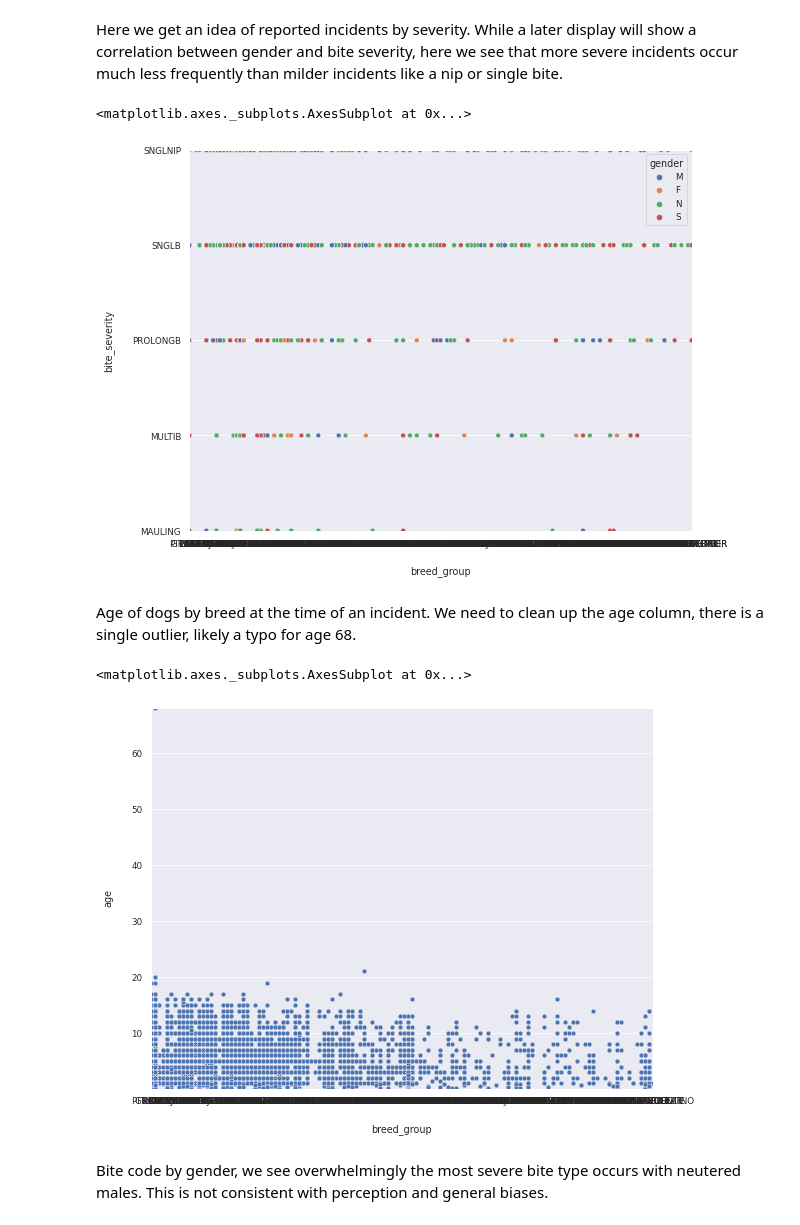
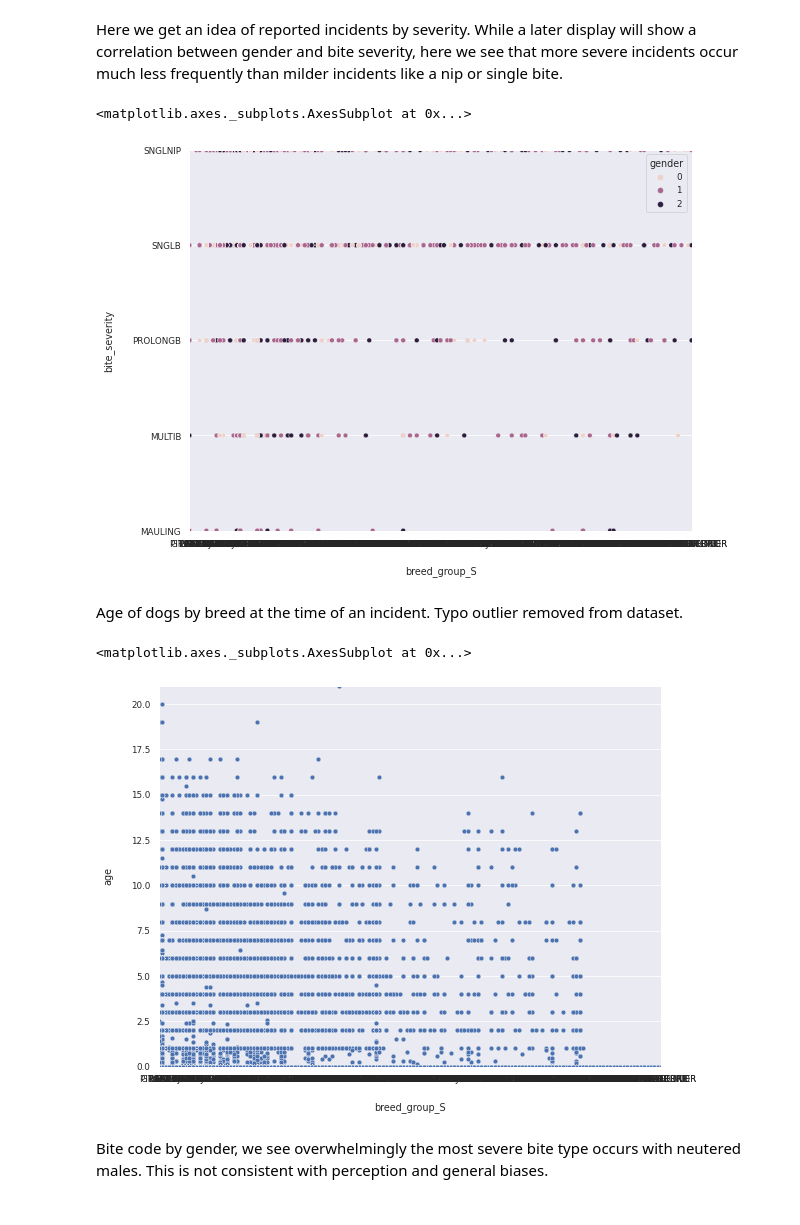
Before and after one commit to abellizzistudent/CST383_Project, a Jupyter notebook: SAV.ipynb, the cells around one changed output. Saved outputs shown, nothing was run; the diff lists cells and outputs as text; code cells hidden in the pictures.

```diff
--- a/SAV.ipynb
+++ b/SAV.ipynb
@@ -96,0 +224,16 @@ Drive already mounted at /content/drive; to attempt to forcibly remount, call dr
+# %%
+# NUMERICALLY CODE gender:
+# creating a dict file
+
+gender = {'M': 1, 'N': 1, 'F': 2, 'S': 2, np.nan: 0}
+
+# traversing through dataframe breed column and writing values where key matches
+df_md["gender"] = df_md["gender"].map(gender)
+# %%
+# NUMERICALLY CODE dataset:
+# creating a dict file
+
+datasetN = {'sf': 1, 'ny': 2}
+
+# traversing through dataframe breed column and writing values where key matches
+df_md.dataset = [datasetN[item] for item in df_md.dataset]
@@ -96,0 +264,13 @@ Drive already mounted at /content/drive; to attempt to forcibly remount, call dr
+# %%
+#reorder columns
+df_md = df_md[['dataset', 'breed_group', 'breed_group_S', 'primary_breed', 'bite_code', 'bite_severity', 'gender', 'gender_S', 'age', 'average height', 'average_weight', 'lifespan']]
+
+#replace NaN values with zero or -1
+df_md['bite_code'] = df_md.loc[:, 'bite_code'].fillna(-1) #must use -1 because 0 is a valid bite code in the range 0-4
+df_md['age'] = df_md.loc[:, 'age'].fillna(0)
+
+#Make all entries in primary_breed caps
+df_md['primary_breed'] = df_md['primary_breed'].str.upper()
+
+df_md.info()
+df_md.sample(5)
@@ -285,17 +638,17 @@ MIX breed where primary_breed contains 'pom':  47
 # %% [markdown]
 Here we get an idea of reported incidents by severity. While a later display will show a correlation between gender and bite severity, here we see that more severe incidents occur much less frequently than milder incidents like a nip or single bite.
 # %%
-sns.scatterplot(x = 'breed_group', y = 'bite_severity', data=df_md, hue='gender')
+sns.scatterplot(x = 'breed_group_S', y = 'bite_severity', data=df_md, hue='gender')
 # %% [output]
 <matplotlib.axes._subplots.AxesSubplot at 0x...>
-[figure, old version]
+[figure, new version]
 # %% [markdown]
-Age of dogs by breed at the time of an incident. We need to clean up the age column, there is a single outlier, likely a typo for age 68.
+Age of dogs by breed at the time of an incident. Typo outlier removed from dataset.
 # %%
-sns.scatterplot(x = 'breed_group', y = 'age', data=df_md)
+sns.scatterplot(x = 'breed_group_S', y = 'age', data=df_md)
 # %% [output]
 <matplotlib.axes._subplots.AxesSubplot at 0x...>
-[figure, old version]
+[figure, new version]
 # %% [markdown]
 Bite code by gender, we see overwhelmingly the most severe bite type occurs with neutered males. This is not consistent with perception and general biases.
 # %%
```
Also changed, not shown: parts of 55 cells of this notebook.
